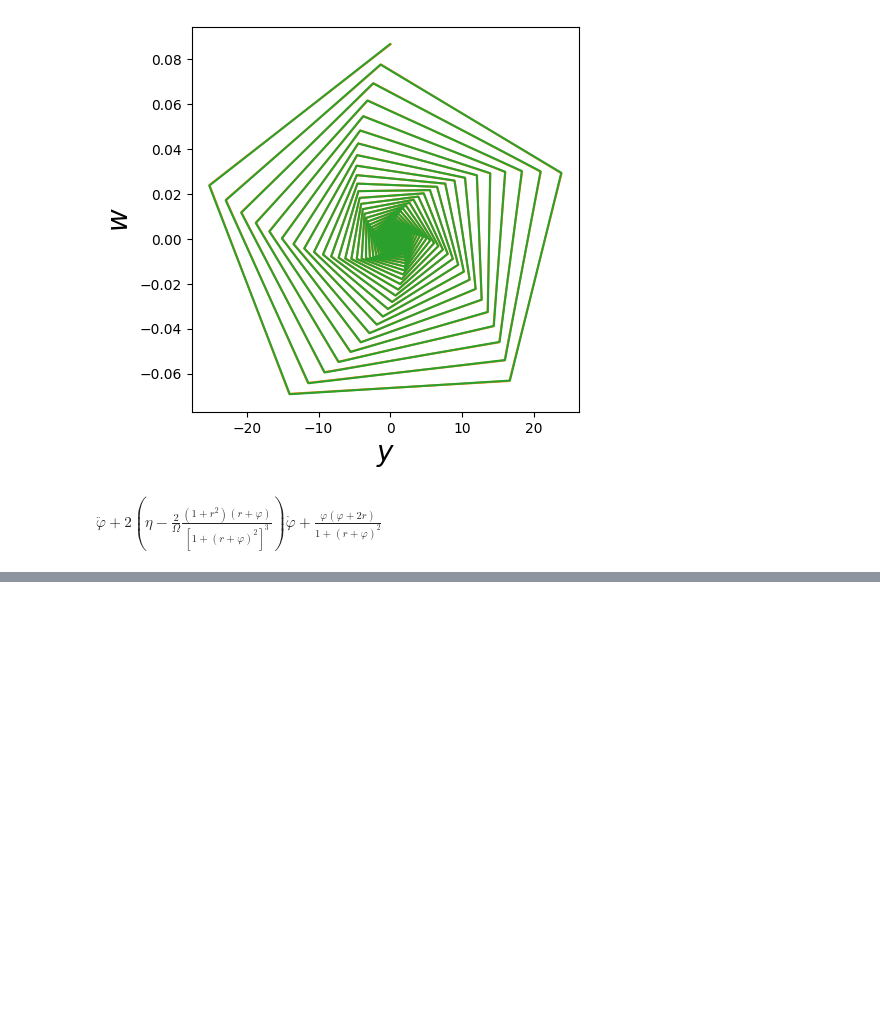
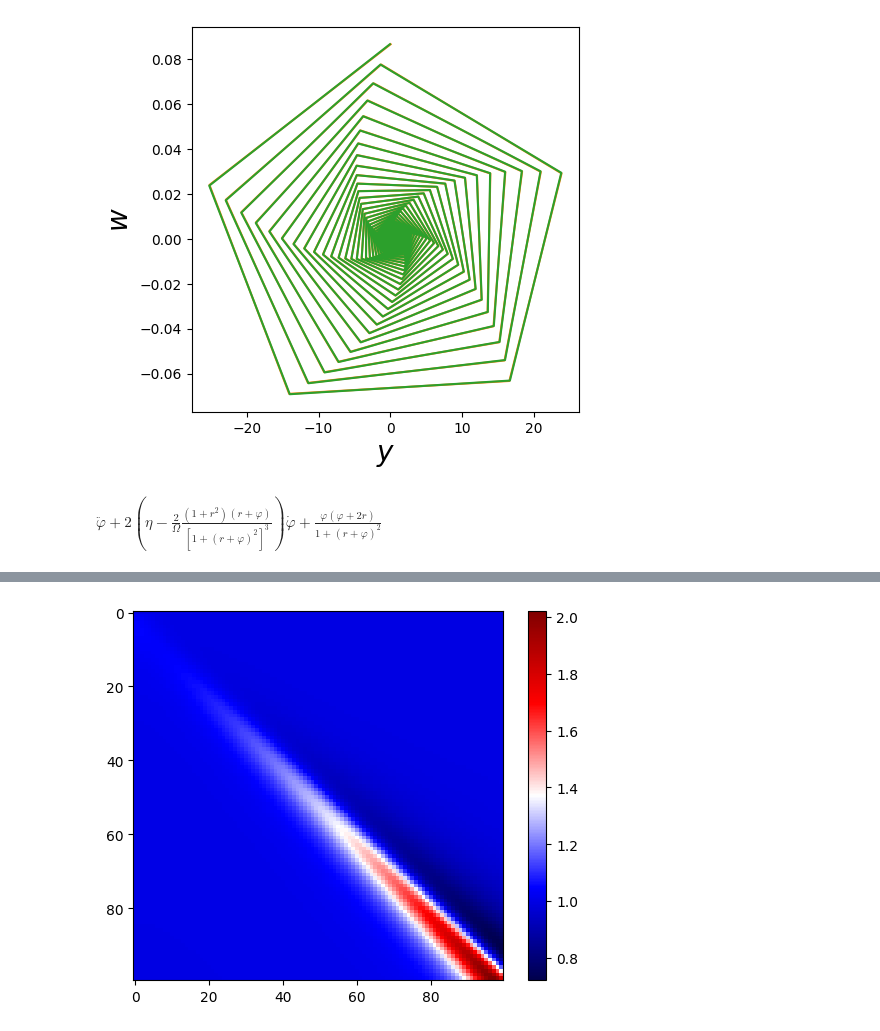
Before and after one commit to Satyamjha2/Optomechanics, a Jupyter notebook: levitating_mirror.ipynb, the cells around one changed output, grey strips where cells are left out. Saved outputs shown, nothing was run; the diff lists cells and outputs as text; code cells hidden in the pictures; blank space fills up the shorter version.

```diff
--- a/levitating_mirror.ipynb
+++ b/levitating_mirror.ipynb
@@ -193,0 +212,7 @@ plt.show()
+# %%
+def damp_coeff(t,A,r=1):
+    x=-2*r
+    #omega=(r/(1+r**2))**0.5
+    psi=x+A*np.cos(omega*t)
+    y=(1+r**2)*(r+psi)/(1+(r+psi)**2)**3
+    return y
@@ -193,0 +241,17 @@ plt.show()
+# %%
+N_g=100
+#omega=1
+
+r_list=10*np.linspace(0,1,N_g)
+A_list=10*np.linspace(0,1,N_g)
+eta_eff=np.zeros((N_g,N_g))
+for i, r in enumerate(r_list):
+    for j,A in enumerate(A_list):
+        omega=(r/(1+r**2))**0.5
+        eta_eff[i,j]=1-quad(damp_coeff,0,2*np.pi/omega,args=(A,r))[0]/(eta*ohm*np.pi)
+
+plt.imshow(eta_eff,cmap='seismic')
+plt.colorbar()
+plt.show()
+# %% [output]
+[figure, added]
```
Also changed, not shown: parts of 8 cells of this notebook.
